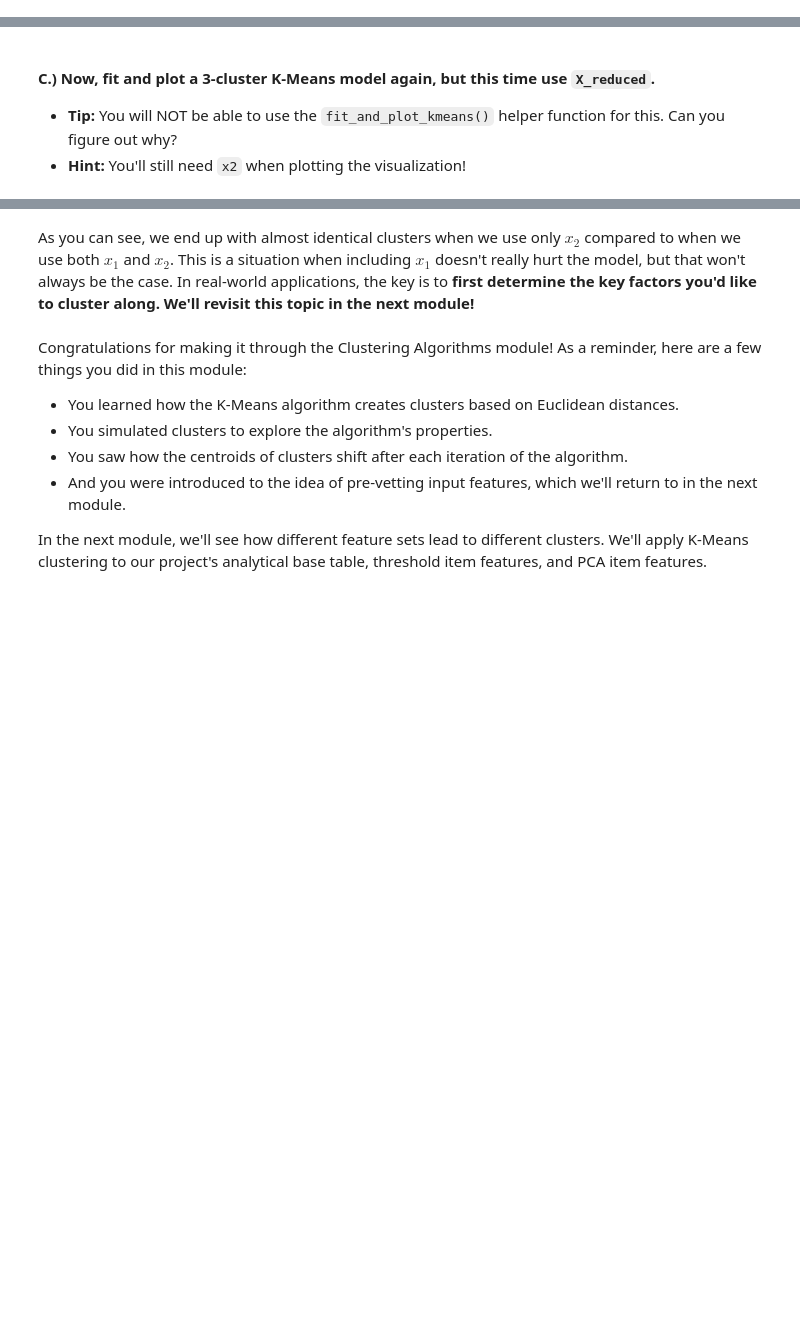
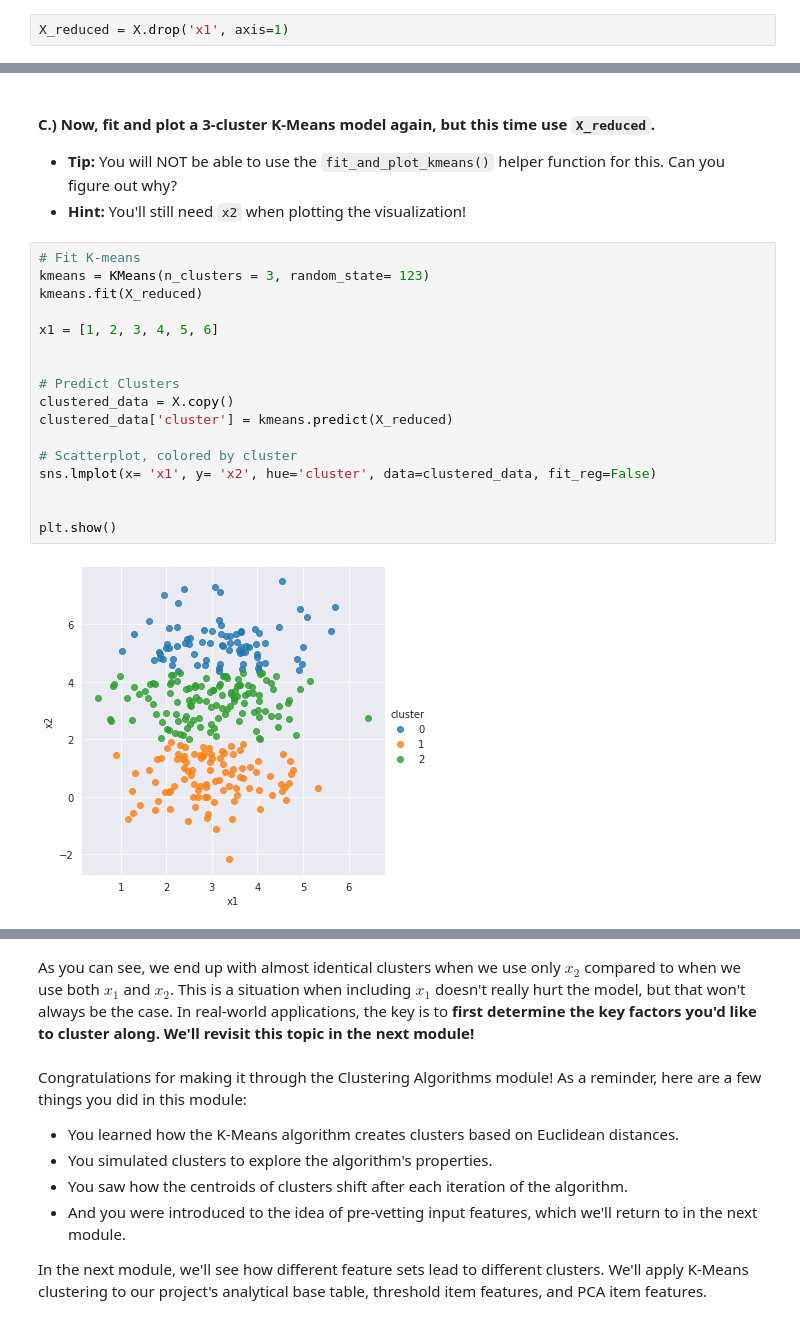
Before and after one commit to cedricsoares/elite_data_science, a Jupyter notebook: 4 - Workbook - Clustering Algorithms.ipynb, the cells around one changed output, grey strips where cells are left out. Drawn from its saved outputs; the diff is of its cells as text; blank space fills up the shorter version.

```diff
--- a/4 - Workbook - Clustering Algorithms.ipynb
+++ b/4 - Workbook - Clustering Algorithms.ipynb
@@ -310,3 +391,5 @@ As you can see, only $x_2$ appears to influence the clusters. If we think back t
 Look closely at those centroids. Notice any pattern with their $x_1$ values? **That's right, the $x_1$ values of the centroids were all at 3.** That means including $x_1$ as an input feature wouldn't help our model at all.
 
 #### B.) Let's prove it. Create a new <code>X_reduced</code> by dropping $x_1$ from <code>X</code>.
+# %%
+X_reduced = X.drop('x1', axis=1)
@@ -314,6 +406,25 @@ Look closely at those centroids. Notice any pattern with their $x_1$ values? **T
 #### C.) Now, fit and plot a 3-cluster K-Means model again, but this time use <code>X_reduced</code>.
 * **Tip:** You will NOT be able to use the <code>fit_and_plot_kmeans()</code> helper function for this. Can you figure out why?
 * **Hint:** You'll still need <code>x2</code> when plotting the visualization!
+# %%
+# Fit K-means
+kmeans = KMeans(n_clusters = 3, random_state= 123)
+kmeans.fit(X_reduced)
+
+x1 = [1, 2, 3, 4, 5, 6]
+
+
+# Predict Clusters
+clustered_data = X.copy()
+clustered_data['cluster'] = kmeans.predict(X_reduced)
+
+# Scatterplot, colored by cluster
+sns.lmplot(x= 'x1', y= 'x2', hue='cluster', data=clustered_data, fit_reg=False)
+
+
+plt.show()
+# %% [output]
+[figure, added]
 # %% [markdown]
 <strong style="color:RoyalBlue">Expected output:</strong>
 <img src="embedded-picture-1">
```
Also changed, not shown: parts of 9 cells of this notebook.
